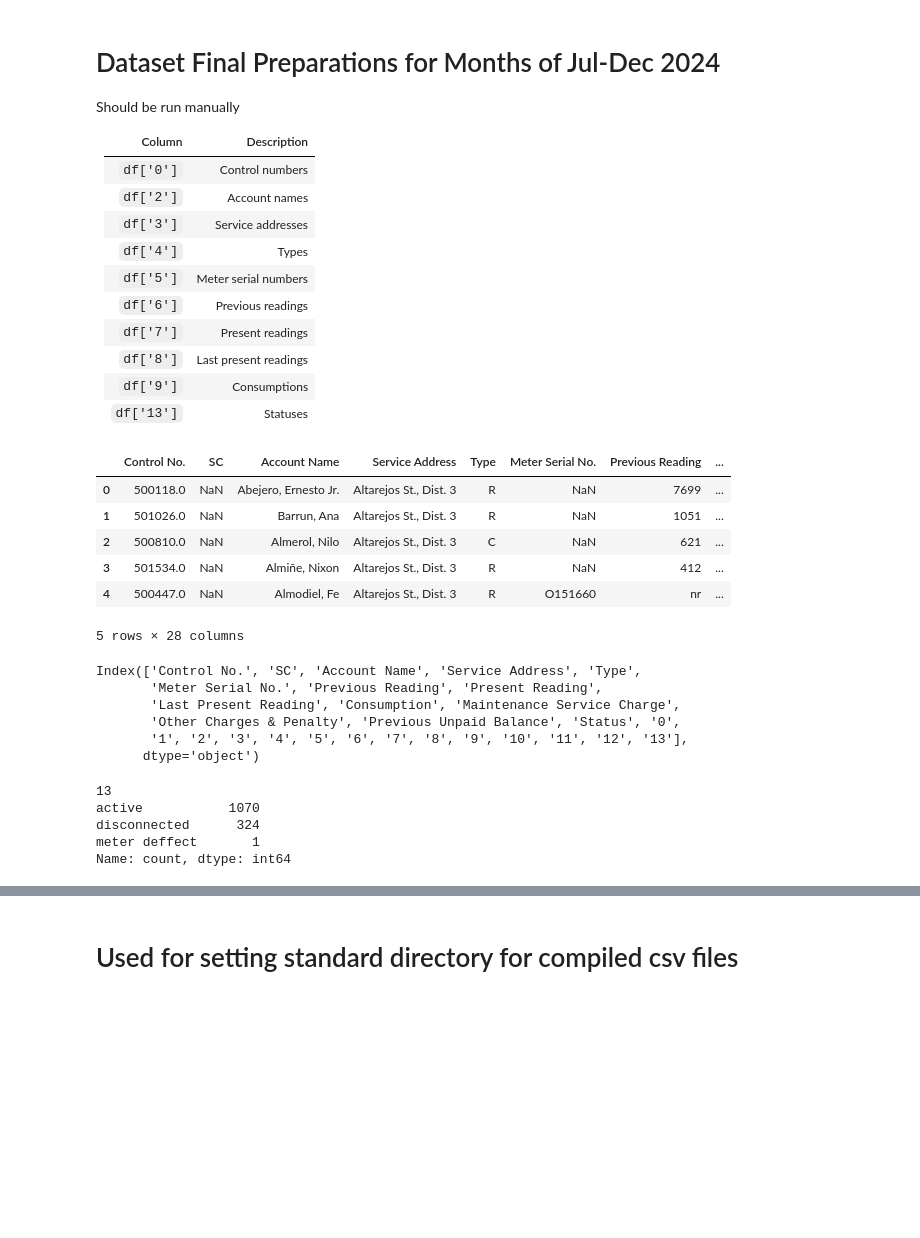
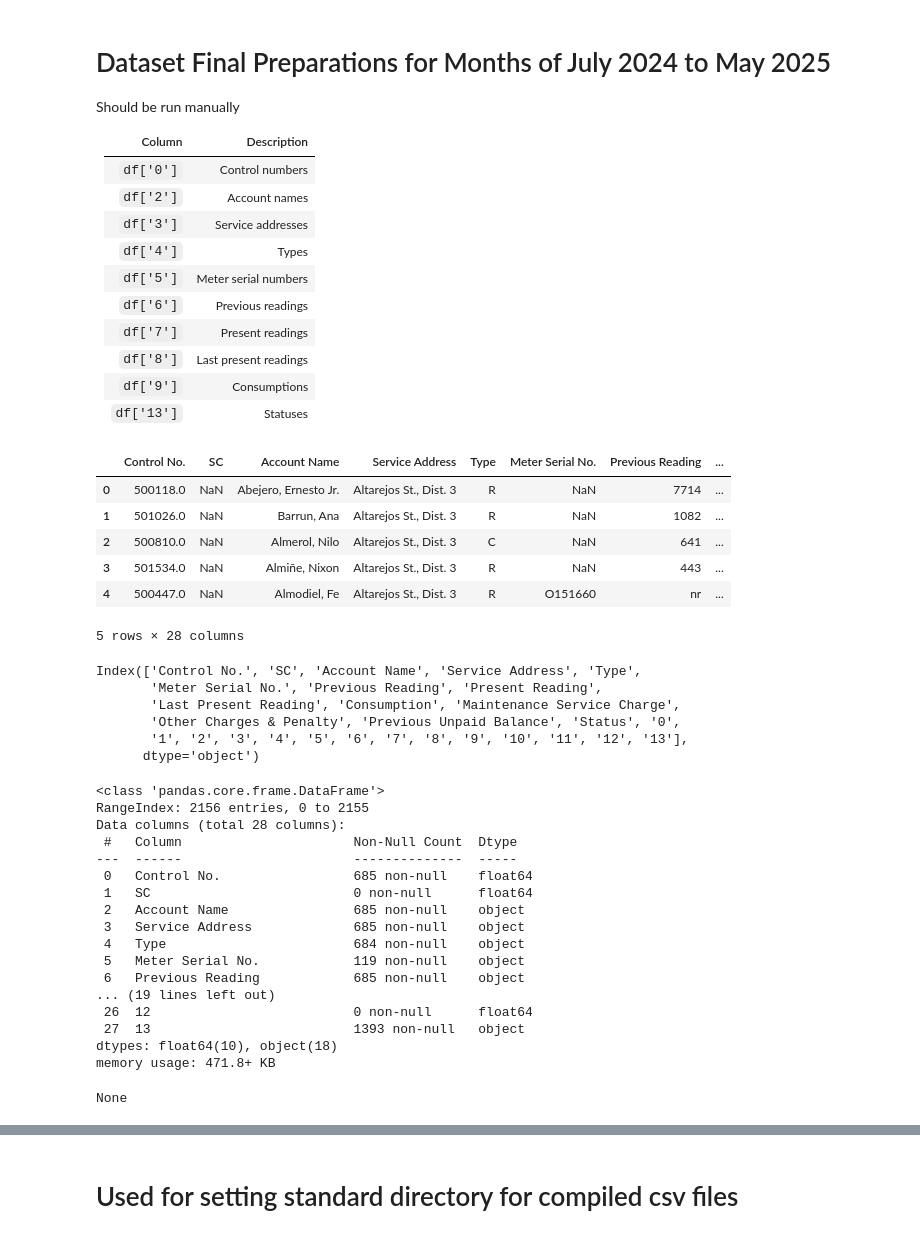
Before and after one commit to marcusAlmo/waterflow_model_training, a Jupyter notebook: data_preparation/v1/excel_file_compilations.ipynb, the cells around one changed output, grey strips where cells are left out. Cells and saved outputs as stored; diff of their text form; code cells hidden in the pictures; blank space fills up the shorter version.

```diff
--- a/data_preparation/v1/excel_file_compilations.ipynb
+++ b/data_preparation/v1/excel_file_compilations.ipynb
@@ -271,5 +156,5 @@ None
 # %% [markdown]
-# Dataset Final Preparations for Months of Jul-Dec 2024
+# Dataset Final Preparations for Months of July 2024 to May 2025
 Should be run manually
 
 | Column | Description |
@@ -287,24 +172,29 @@ Should be run manually
 # %%
 # Final 2024 dataset preparation
 from pathlib import Path
 import pandas as pd
 
-month = 'DEC'
-year = '2024'
-base_dir = Path(f'../../dataset/raw/{year}/compiled/{month}_{year}.csv')
-col_name = 13
+source_folder = 'staging'
+output_folder = 'compiled'
+month = 'JAN'
+year = '2025'
+base_dir = Path(f'../../dataset/raw/{year}/{source_folder}/{month}_{year}.csv')
 
 df = pd.read_csv(base_dir)
 display(df.head())
 display(df.columns)
+display(df.info())
 
-df[f'{col_name}'].value_counts()
+
+has_invalid_columns = False
+if any(col_name in df.columns for col_name in ['0', '2', '3', '4', '5', '6', '7', '8', '9', '13']):
+    has_invalid_columns = True
 # %% [output]
 |  | Control No. | SC | Account Name | Service Address | Type | Meter Serial No. | Previous Reading | ... |
-| 0 | 500118.0 | NaN | Abejero, Ernesto Jr. | Altarejos St., Dist. 3 | R | NaN | 7699 | ... |
-| 1 | 501026.0 | NaN | Barrun, Ana | Altarejos St., Dist. 3 | R | NaN | 1051 | ... |
-| 2 | 500810.0 | NaN | Almerol, Nilo | Altarejos St., Dist. 3 | C | NaN | 621 | ... |
-| 3 | 501534.0 | NaN | Almiñe, Nixon | Altarejos St., Dist. 3 | R | NaN | 412 | ... |
+| 0 | 500118.0 | NaN | Abejero, Ernesto Jr. | Altarejos St., Dist. 3 | R | NaN | 7714 | ... |
+| 1 | 501026.0 | NaN | Barrun, Ana | Altarejos St., Dist. 3 | R | NaN | 1082 | ... |
+| 2 | 500810.0 | NaN | Almerol, Nilo | Altarejos St., Dist. 3 | C | NaN | 641 | ... |
+| 3 | 501534.0 | NaN | Almiñe, Nixon | Altarejos St., Dist. 3 | R | NaN | 443 | ... |
 | 4 | 500447.0 | NaN | Almodiel, Fe | Altarejos St., Dist. 3 | R | O151660 | nr | ... |
 5 rows × 28 columns
 Index(['Control No.', 'SC', 'Account Name', 'Service Address', 'Type',
@@ -313,9 +203,22 @@ Index(['Control No.', 'SC', 'Account Name', 'Service Address', 'Type',
        'Other Charges & Penalty', 'Previous Unpaid Balance', 'Status', '0',
        '1', '2', '3', '4', '5', '6', '7', '8', '9', '10', '11', '12', '13'],
       dtype='object')
-13
-active           1070
-disconnected      324
-meter deffect       1
-Name: count, dtype: int64
+<class 'pandas.core.frame.DataFrame'>
+RangeIndex: 2156 entries, 0 to 2155
+Data columns (total 28 columns):
+ #   Column                      Non-Null Count  Dtype
+---  ------                      --------------  -----
+ 0   Control No.                 685 non-null    float64
+ 1   SC                          0 non-null      float64
+ 2   Account Name                685 non-null    object
+ 3   Service Address             685 non-null    object
+ 4   Type                        684 non-null    object
+ 5   Meter Serial No.            119 non-null    object
+ 6   Previous Reading            685 non-null    object
+... (19 lines left out)
+ 26  12                          0 non-null      float64
+ 27  13                          1393 non-null   object
+dtypes: float64(10), object(18)
+memory usage: 471.8+ KB
+None
 # %%
```
Also changed, not shown: parts of 11 cells of this notebook.
